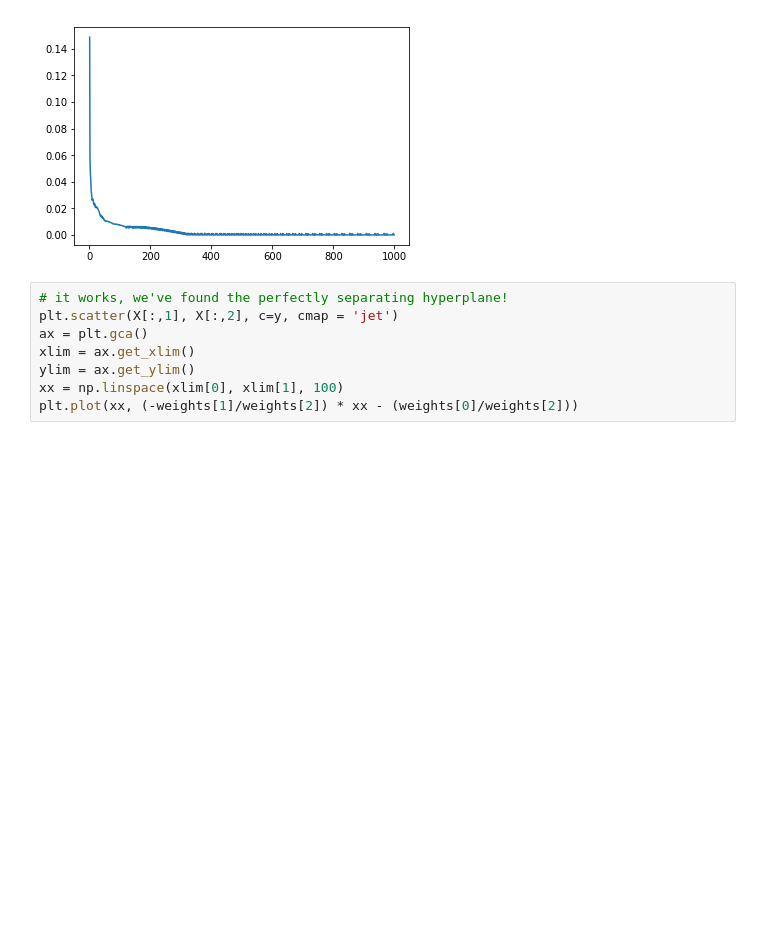
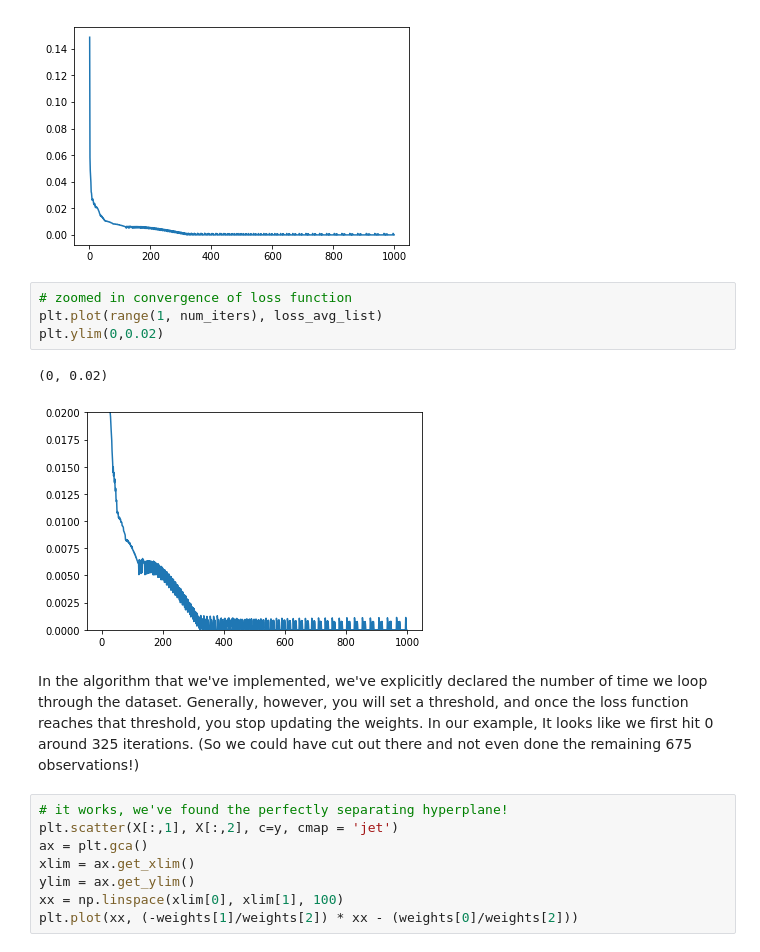
Before and after one commit to collinprather/BDI-2018-JupyterHub, a Jupyter notebook: SVM_scratch.ipynb, the cells around one changed output. Saved outputs shown, nothing was run; the diff lists cells and outputs as text; blank space fills up the shorter version.

```diff
--- a/SVM_scratch.ipynb
+++ b/SVM_scratch.ipynb
@@ -106,6 +106,15 @@ plt.plot(range(1, num_iters), loss_avg_list)
 # %% [output]
 [<matplotlib.lines.Line2D at 0x...>]
 [figure]
+# %%
+# zoomed in convergence of loss function
+plt.plot(range(1, num_iters), loss_avg_list)
+plt.ylim(0,0.02)
+# %% [output]
+(0, 0.02)
+[figure, added]
+# %% [markdown]
+In the algorithm that we've implemented, we've explicitly declared the number of time we loop through the dataset. Generally, however, you will set a threshold, and once the loss function reaches that threshold, you stop updating the weights. In our example, It looks like we first hit 0 around 325 iterations. (So we could have cut out there and not even done the remaining 675 observations!)
 # %%
 # it works, we've found the perfectly separating hyperplane!
 plt.scatter(X[:,1], X[:,2], c=y, cmap = 'jet')
```
Also changed, not shown: 1 other file.
